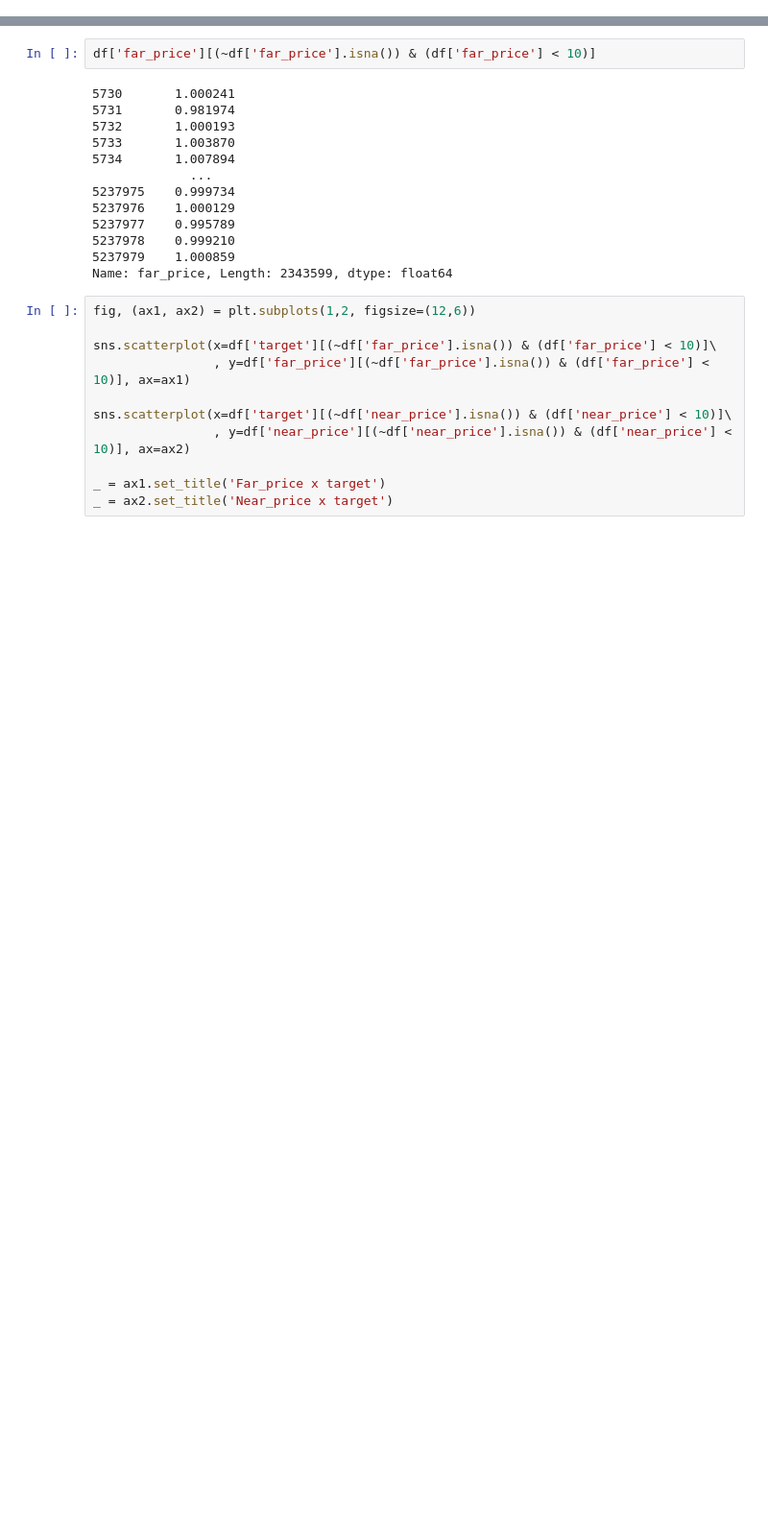
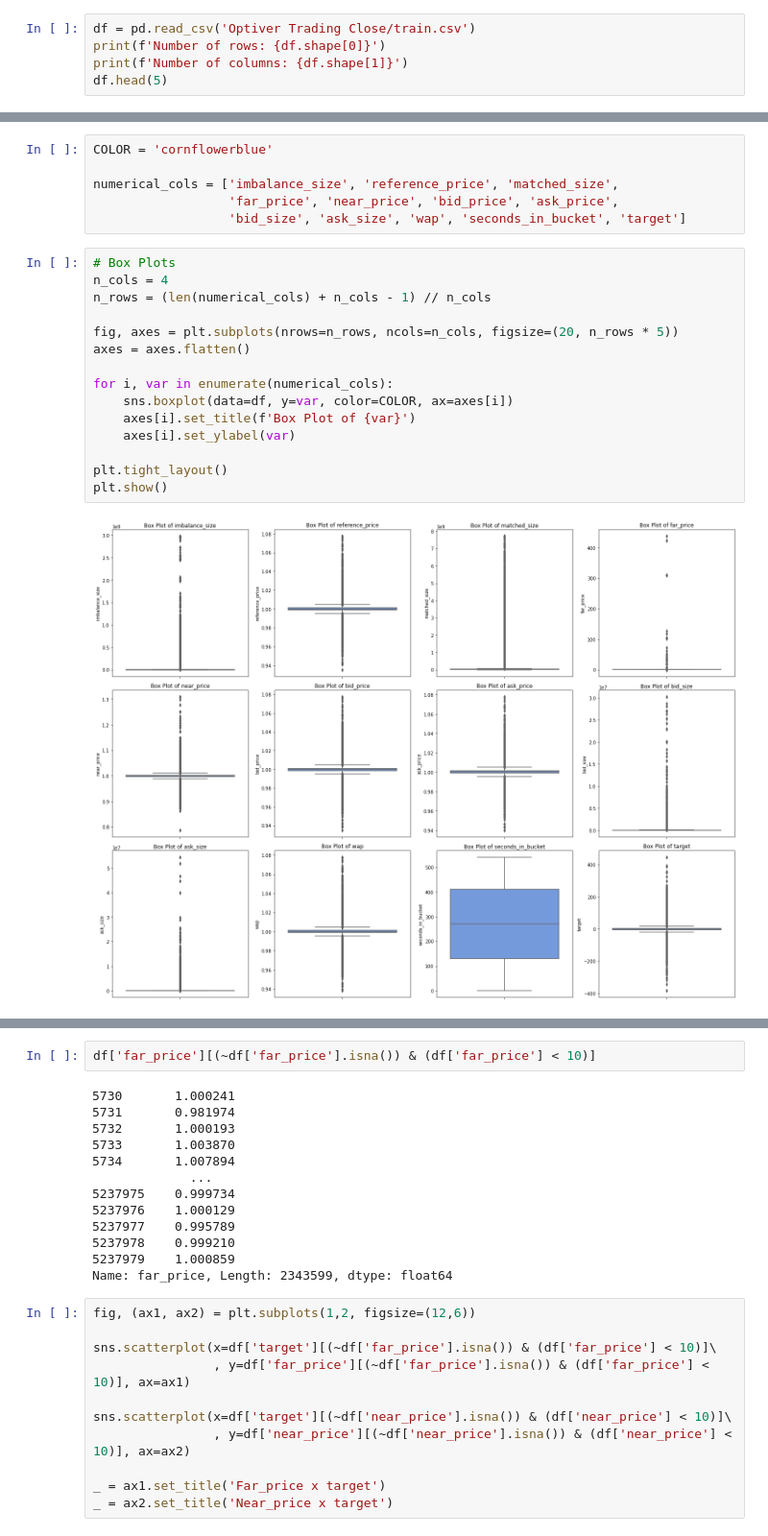
Before and after one commit to PBspacey/Optiver---Trading-at-the-Close-Kaggle-competition-for-MLDM, a Jupyter notebook: code.ipynb, the cells around one changed output, grey strips where cells are left out. Shown at 96% size. Cells and saved outputs as stored; diff of their text form; blank space fills up the shorter version.

```diff
--- a/code.ipynb
+++ b/code.ipynb
@@ -14,0 +50,5 @@ df.head(5)
+# %%
+df = pd.read_csv('Optiver Trading Close/train.csv')
+print(f'Number of rows: {df.shape[0]}')
+print(f'Number of columns: {df.shape[1]}')
+df.head(5)
@@ -89,0 +136,23 @@ import matplotlib.pyplot as plt
+# %%
+COLOR = 'cornflowerblue'
+
+numerical_cols = ['imbalance_size', 'reference_price', 'matched_size',
+                  'far_price', 'near_price', 'bid_price', 'ask_price',
+                  'bid_size', 'ask_size', 'wap', 'seconds_in_bucket', 'target']
+# %%
+# Box Plots
+n_cols = 4
+n_rows = (len(numerical_cols) + n_cols - 1) // n_cols
+
+fig, axes = plt.subplots(nrows=n_rows, ncols=n_cols, figsize=(20, n_rows * 5))
+axes = axes.flatten()
+
+for i, var in enumerate(numerical_cols):
+    sns.boxplot(data=df, y=var, color=COLOR, ax=axes[i])
+    axes[i].set_title(f'Box Plot of {var}')
+    axes[i].set_ylabel(var)
+
+plt.tight_layout()
+plt.show()
+# %% [output]
+[figure, added]
```
Also changed, not shown: parts of 24 cells of this notebook.
